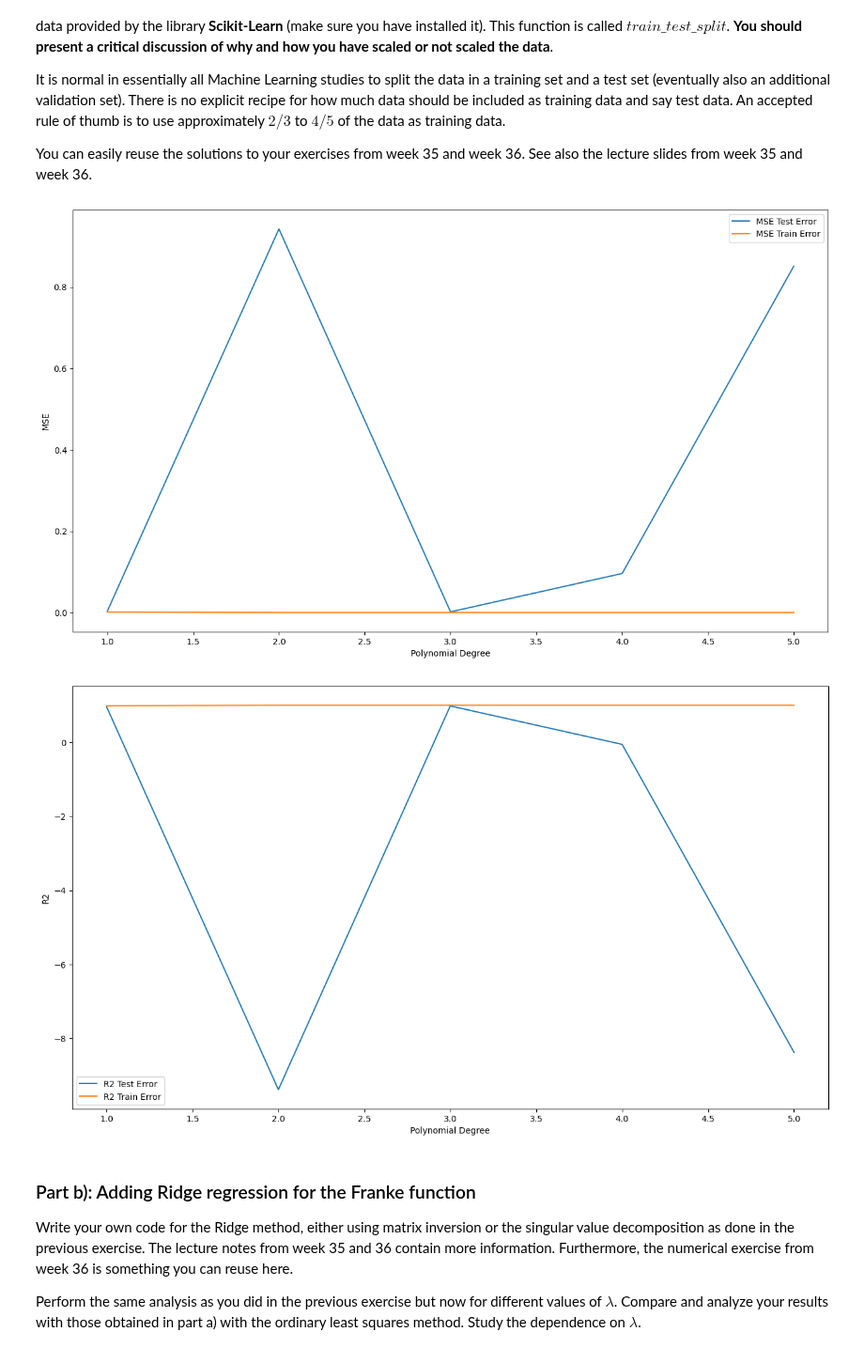
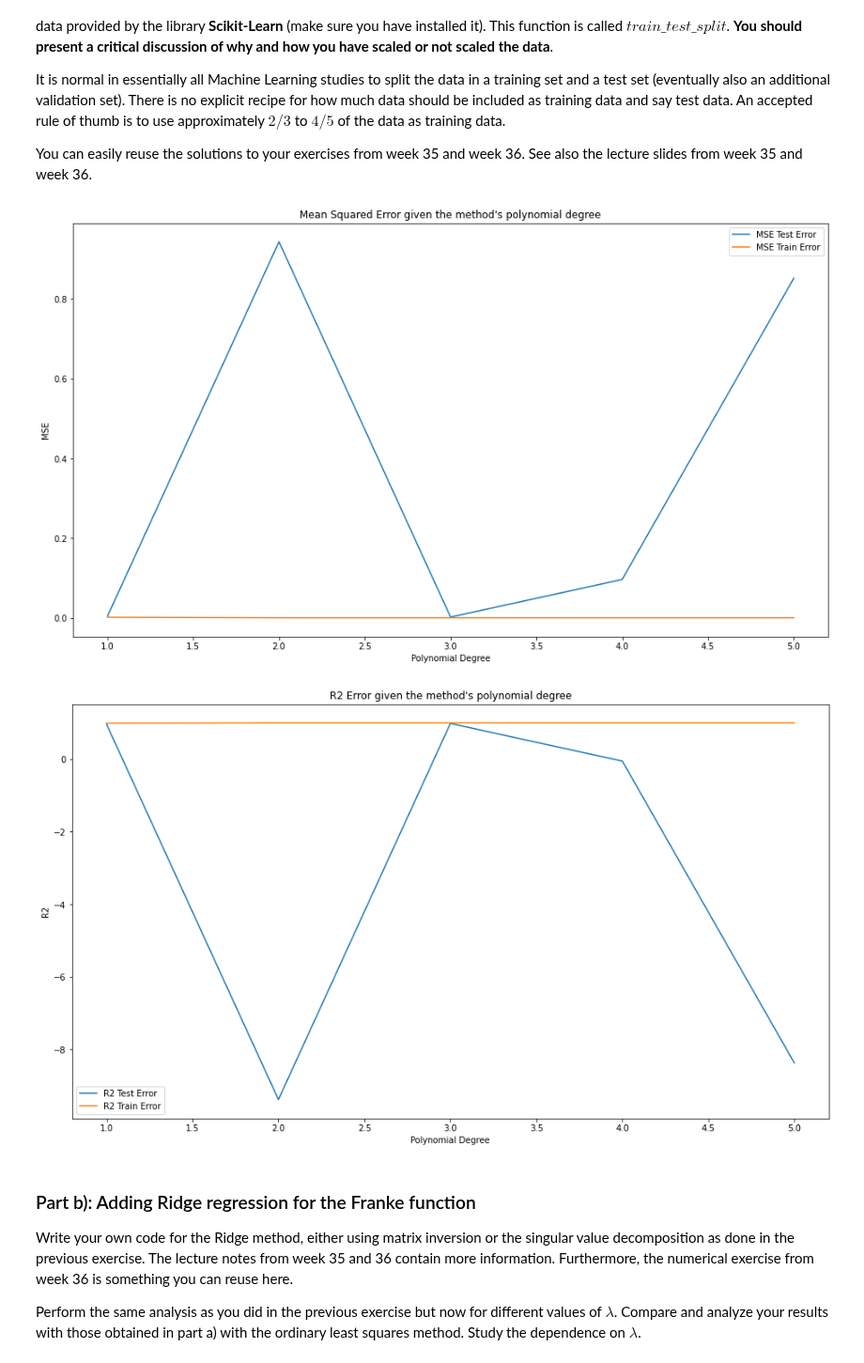
Before and after one commit to Sofriet/Project1data-ml, a Jupyter notebook: Project1.ipynb, the cells around one changed output. Shown at 94% size. Saved outputs shown, nothing was run; the diff lists cells and outputs as text; code cells hidden in the pictures.

```diff
--- a/Project1.ipynb
+++ b/Project1.ipynb
@@ -274,35 +275,37 @@ for degree in range(1,PolynomialDegree+1):
     z_fit = clf.predict(X_train)
     z_pred = clf.predict(X_test)
 
     z_fit_nscale = clf.predict(X_train)
     z_pred_nscale = clf.predict(X_test)
     PolyDegree.append(degree)
 
     MSETrain.append(mean_squared_error(z_fit,z_train))
     MSETest.append(mean_squared_error(z_test, z_pred))
     R2Train.append(r2_score(z_fit, z_train))
     R2Test.append(r2_score(z_test, z_pred))
 
 plt.figure(figsize=(16,9))
 plt.plot(PolyDegree, MSETest, label='MSE Test Error')
 plt.plot(PolyDegree, MSETrain, label='MSE Train Error')
 # plt.ylim(0,0.25)
 plt.xlabel('Polynomial Degree')
 plt.ylabel('MSE')
+plt.title("Mean Squared Error given the method's polynomial degree")
 plt.legend()
 plt.show()
 
 plt.figure(figsize=(16,9))
 plt.plot(PolyDegree, R2Test, label='R2 Test Error')
 plt.plot(PolyDegree, R2Train, label='R2 Train Error')
 # plt.ylim(0,0.25)
 plt.xlabel('Polynomial Degree')
 plt.ylabel('R2')
+plt.title("R2 Error given the method's polynomial degree")
 plt.legend()
 plt.show()
 # %% [output]
-[figure, old version]
+[figure, new version]
-[figure, old version]
+[figure, new version]
 # %% [markdown]
 ### Part b): Adding Ridge regression for  the Franke function
 
```
Also changed, not shown: parts of 11 cells of this notebook.
